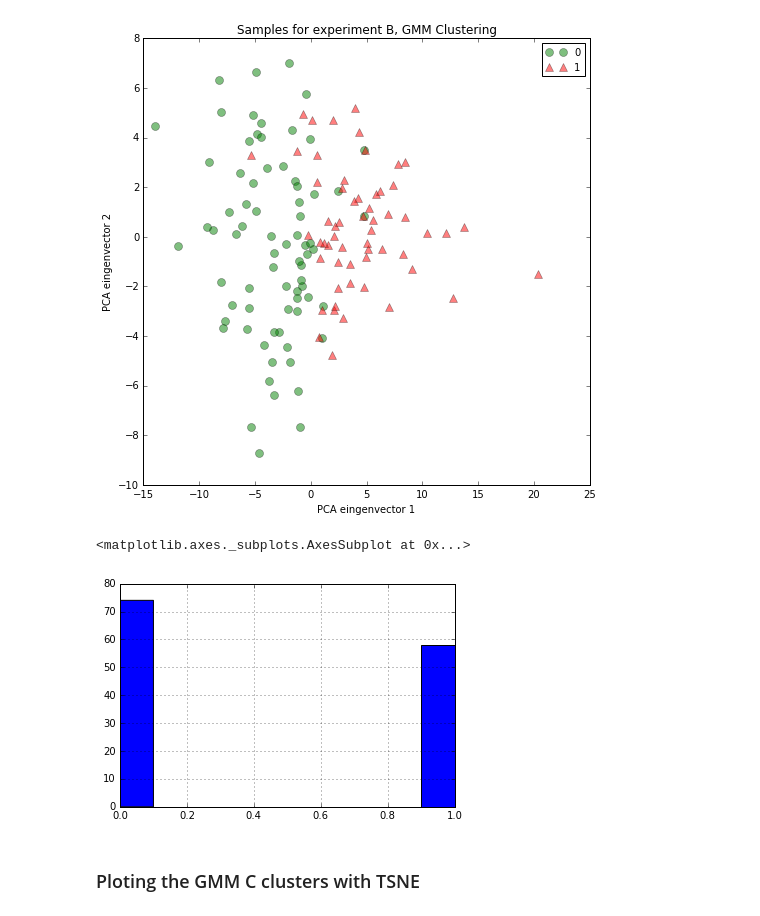
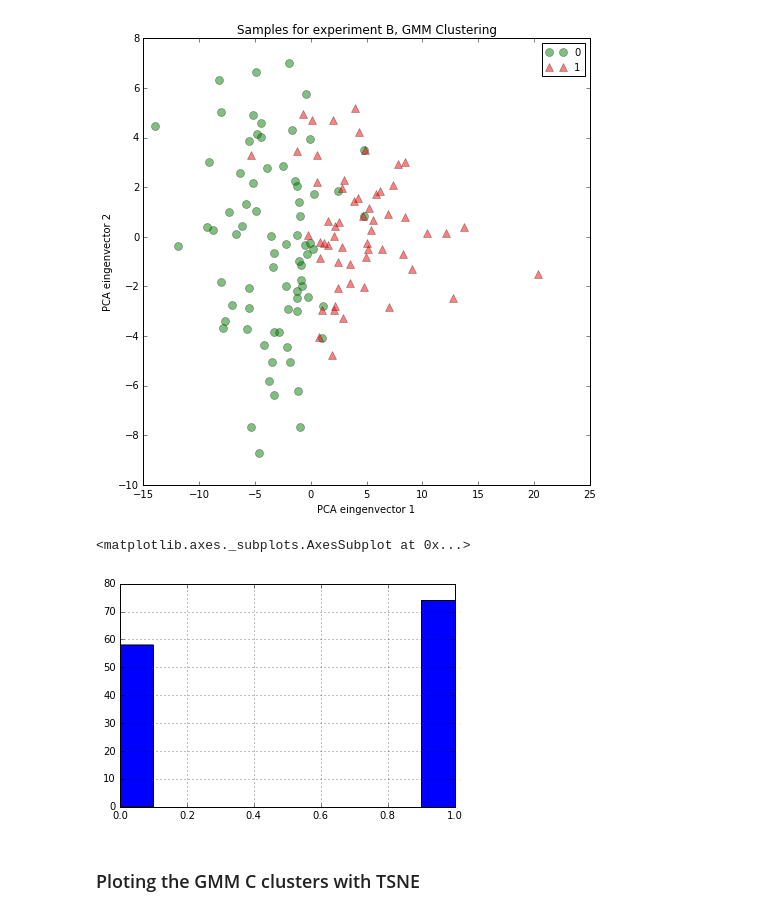
Before and after one commit to AdeuAndreu/ADHD_Project, a Jupyter notebook: uLearning_GaussianMixtureModels.ipynb, the cells around one changed output. Cells and saved outputs as stored; diff of their text form; code cells hidden in the pictures.

```diff
--- a/uLearning_GaussianMixtureModels.ipynb
+++ b/uLearning_GaussianMixtureModels.ipynb
@@ -274,11 +274,13 @@ plt.show()
 plotBpatientsGMM.to_csv('gmmBpatients.csv', sep=',', encoding='utf-8')
 # %% [output]
 [figure]
-# %%
-plotBpatientsGMM['cluster'].hist()
-# %% [output]
-<matplotlib.axes._subplots.AxesSubplot at 0x...>
-[figure, removed]
+# %%
+invert = lambda x: 1 if x==0 else 0
+plotBpatientsGMM['cluster']=plotBpatientsGMM['cluster'].apply(invert)
+plotBpatientsGMM['cluster'].hist()
+# %% [output]
+<matplotlib.axes._subplots.AxesSubplot at 0x...>
+[figure, added]
 # %% [markdown]
 ### Ploting the GMM C clusters with TSNE
 # %%
```
Also changed, not shown: parts of 4 cells of this notebook, 9 other files.
